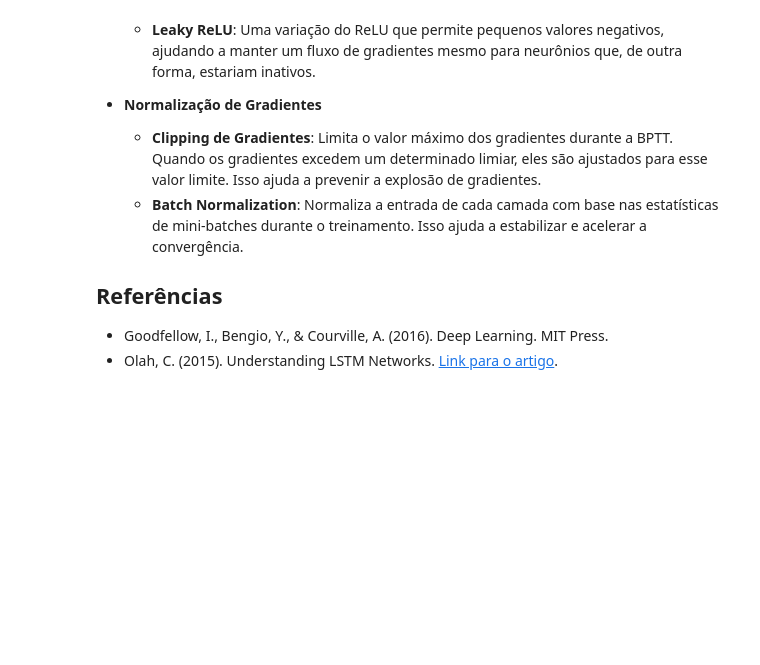
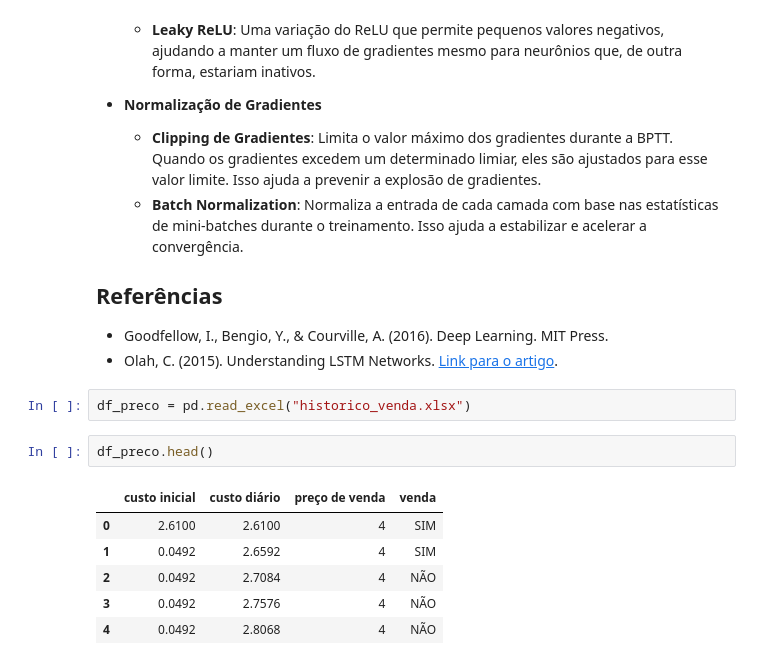
Before and after one commit to leaop/Graduation, a Jupyter notebook: 5 semestre/PIC/projeto.ipynb, the cells around one changed output. Saved outputs shown, nothing was run; the diff lists cells and outputs as text; blank space fills up the shorter version.

```diff
--- a/5 semestre/PIC/projeto.ipynb
+++ b/5 semestre/PIC/projeto.ipynb
@@ -1264,3 +1275,14 @@ Para lidar com os problemas de desvanecimento e explosão de gradientes em RNNs,
 ## Referências
 - Goodfellow, I., Bengio, Y., & Courville, A. (2016). Deep Learning. MIT Press.
 - Olah, C. (2015). Understanding LSTM Networks. [Link para o artigo](http://colah.github.io/posts/2015-08-Understanding-LSTMs/).
+# %%
+df_preco = pd.read_excel("historico_venda.xlsx")
+# %%
+df_preco.head()
+# %% [output]
+|  | custo inicial | custo diário | preço de venda | venda |
+| 0 | 2.6100 | 2.6100 | 4 | SIM |
+| 1 | 0.0492 | 2.6592 | 4 | SIM |
+| 2 | 0.0492 | 2.7084 | 4 | NÃO |
+| 3 | 0.0492 | 2.7576 | 4 | NÃO |
+| 4 | 0.0492 | 2.8068 | 4 | NÃO |
```
Also changed, not shown: parts of 17 cells of this notebook.
